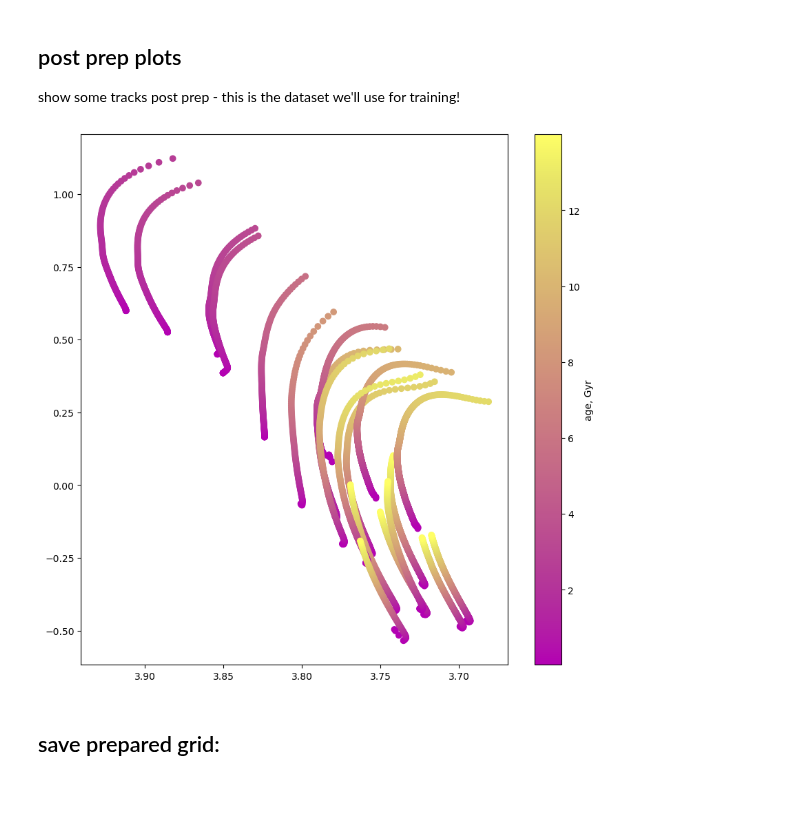
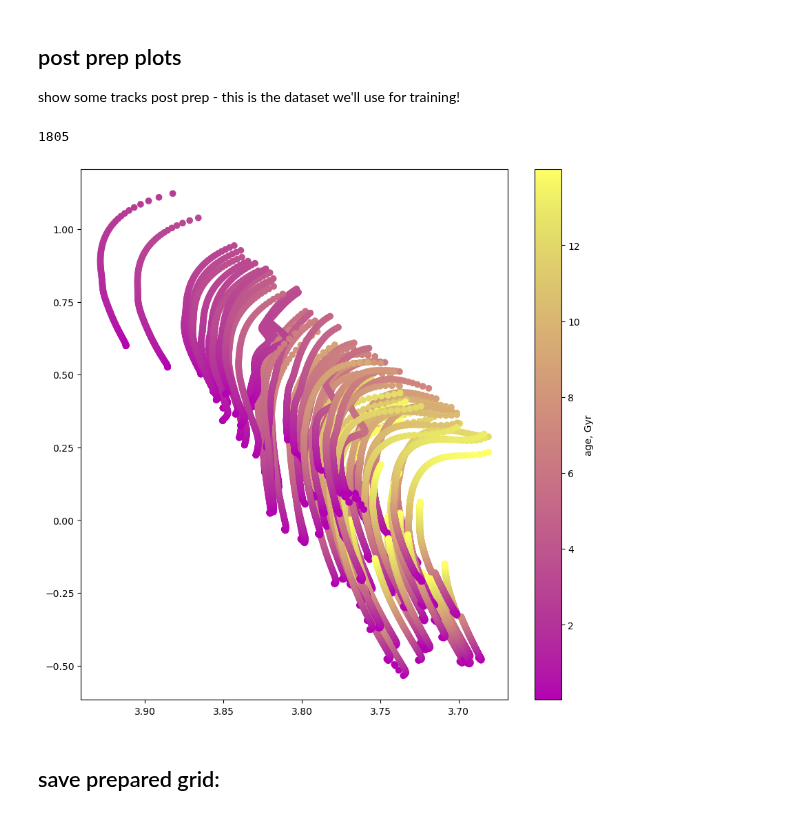
Before and after one commit to ojscutt/pitchfork, a Jupyter notebook: keystone/1_data_prep_Barbie.ipynb, the cells around one changed output. Drawn from its saved outputs; the diff is of its cells as text; code cells hidden in the pictures.

Commit message:
barbie nu padding working, angry mob training

```diff
--- a/keystone/1_data_prep_Barbie.ipynb
+++ b/keystone/1_data_prep_Barbie.ipynb
@@ -47,10 +47,11 @@ def track_df_gen(grid, track_ids, headers=['age', 'Teff', 'LPhot']):
 
     return pd.DataFrame(tracks_array, columns = ['track_id']+headers)
 # %%
-def track_df_gen(grid, track_ids, n_min=15, n_max=25, headers=['age', 'Teff', 'LPhot']):
-
+def track_df_gen(grid, track_ids, n_min=10, n_max=30, headers=['age', 'Teff', 'LPhot']):
+    nu_headers = [f"nu_0_{n}" for n in range(n_min, n_max+1)]
     first_switch=0
     for track_id in track_ids:
+        print(str(track_id), end="\r")
         track = grid['grid/tracks/track'+track_id]
 
         track_array = np.full(len(track[headers[0]]), int(track_id))
@@ -67,49 +68,44 @@ def track_df_gen(grid, track_ids, n_min=15, n_max=25, headers=['age', 'Teff', 'L
         osckeys = track['osckey']
         dnufits = track['dnufit']
 
-        nu_headers = [f"nu_0_{n}" for n in range(n_min, n_max+1)]
-
         i = 0
         for point in points:
             n_vals = osckeys[i][1][np.where(osckeys[i][0] == 0)[0]]
             n_upper = n_vals[-1]
             n_lower = n_vals[0]
+            dnufit = dnufits[i]
 
             nu_vals = list(track['osc'][i][0][np.where(osckeys[i][0] == 0)])
 
             if n_upper < n_max:
-                dnufit = dnufits[i]
                 nu_max = nu_vals[-1]
                 n_diff = n_max - n_upper
                 try:
-                    nu_upper_pad = np.arange(nu_max+dnufit, nu_max+(dnufit*(n_diff+1)), dnufit)
+                    nu_upper_pad = (np.linspace(1,n_diff,n_diff)*dnufit)+nu_max
                 except:
                     nu_upper_pad = np.full(n_diff, nu_max)
-                    n_upper=n_max
                 nu_vals = nu_vals + nu_upper_pad.tolist()
+                n_upper=n_max
 
 
             if n_lower > n_min:
-                dnufit = dnufits[i]
                 nu_min = nu_vals[0]
                 n_diff = n_lower - n_min
                 try:
-                    nu_lower_pad = np.arange(nu_min-(n_diff*dnufit), nu_min, dnufit)
+                    nu_lower_pad = nu_min - (np.linspace(n_diff,1,n_diff)*dnufit)
                 except:
                     nu_lower_pad = np.full(n_diff, nu_min)
-                    n_lower=n_min
                 nu_vals = nu_lower_pad.tolist() + nu_vals
+                n_lower = n_min
 
-            nu_vals =
+            nu_vals = nu_vals[n_min - n_lower:(n_max - n_lower)+1]
+
             if i == 0:
                 nu_vals_arr = nu_vals
-                print(nu_vals_arr)
             else:
-                print(nu_vals)
                 nu_vals_arr = np.vstack((nu_vals_arr, nu_vals))
             i+=1
-
-        track_array = np.concatenate((track_array, nu_vals_arr))
+        track_array = np.concatenate((track_array, nu_vals_arr), axis=1)
 
         if first_switch == 0:
             tracks_array = track_array
@@ -122,8 +118,8 @@ def track_df_gen(grid, track_ids, n_min=15, n_max=25, headers=['age', 'Teff', 'L
 
 headers = ['massini', 'zini', 'yini', 'alphaMLT', 'age', 'TAMS', 'radPhot', 'LPhot', 'Teff', 'zsur', 'numax', 'dnufit']
 
-track_ids = [track_name.replace('track', '') for track_name in list(barbie_h5['grid/tracks'])[:100]]
+track_ids = [track_name.replace('track', '') for track_name in list(barbie_h5['grid/tracks'])]
 
-tracks_df = track_df_gen(barbie_h5,track_ids, headers=headers)
-tracks_df
+barbie_df = track_df_gen(barbie_h5,track_ids, n_min=5, n_max=45, headers=headers)
+barbie_df
 # %% [output]
@@ -160,24 +310,25 @@ show some tracks post prep - this is the dataset we'll use for training!
 # %%
 random.seed(42)
 headers = ['age', 'Teff', 'LPhot', 'TAMS']
-track_ids = [track_name.replace('track', '') for track_name in random.sample(list(barbie_h5['grid/tracks']), 25)]
+track_ids = [track_name.replace('track', '') for track_name in random.sample(list(barbie_h5['grid/tracks']), 100)]
 
-tracks_df = track_df_gen(barbie_h5,track_ids,headers)
+tracks_df = track_df_gen(barbie_h5,track_ids, n_min=15, n_max=25, headers=headers)
 
 tracks_df = tracks_df[tracks_df['age'] <= 14e3]
 
 tracks_df = tracks_df[tracks_df['TAMS'] >= 0]
 
 plt.figure(figsize=(10,10))
 plt.scatter(np.log10(tracks_df['Teff']), np.log10(tracks_df['LPhot']), c=tracks_df['age']/1000, cmap=cm.buda)
 plt.xlabel
 
 cbar = plt.colorbar()
 cbar.set_label('age, Gyr')
 
 plt.gca().invert_xaxis()
 # %% [output]
+1805
-[figure, old version]
+[figure, new version]
 # %% [markdown]
 ## save prepared grid:
 # %%
```
Also changed, not shown: parts of 11 cells of this notebook, 3 other files.
